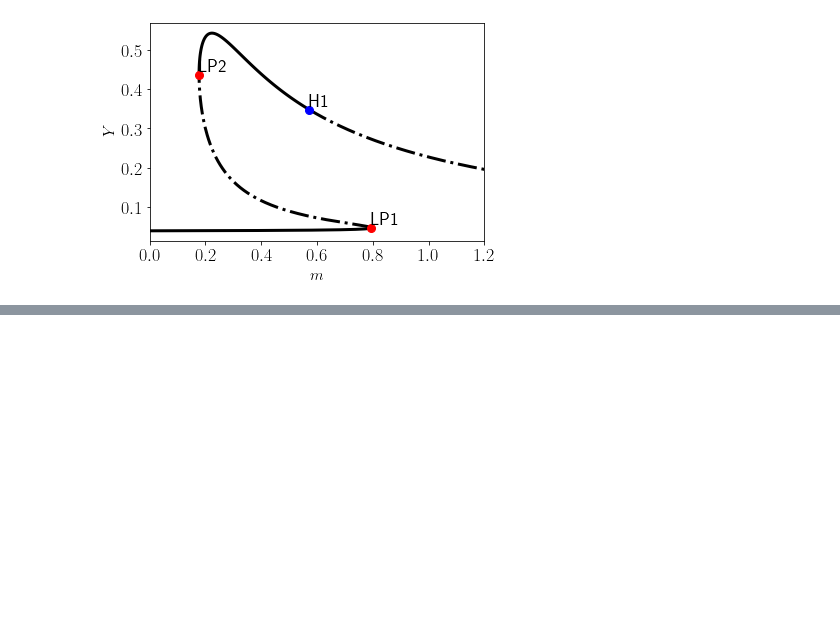
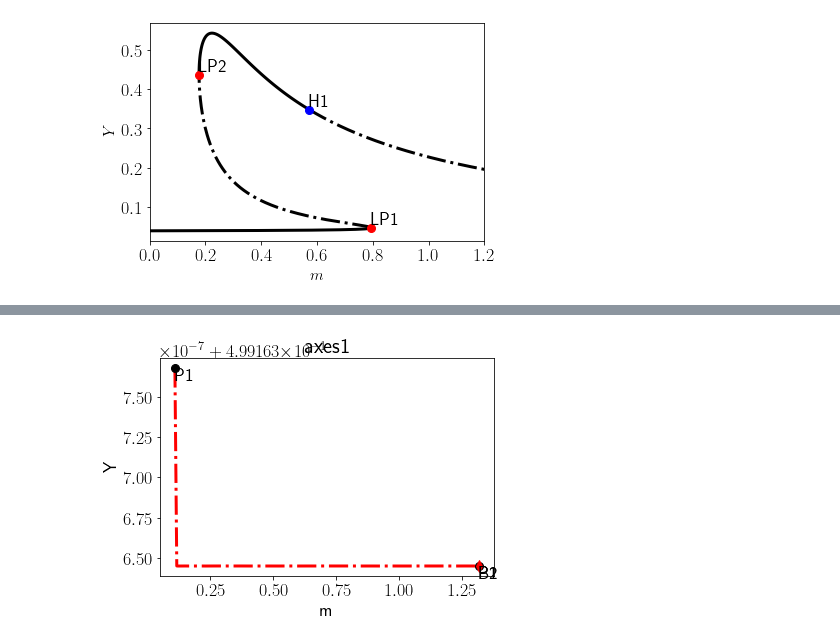
Before and after one commit to ccontrer/20-05SNBifurcationCarryover, a Jupyter notebook: Codes/Application Cell cycle.ipynb, the cells around one changed output, grey strips where cells are left out. Saved outputs shown, nothing was run; the diff lists cells and outputs as text; code cells hidden in the pictures; blank space fills up the shorter version.

```diff
--- a/Codes/Application Cell cycle.ipynb
+++ b/Codes/Application Cell cycle.ipynb
@@ -175,0 +315,4 @@ plt.show()
+# %%
+PC[namefold1].display(('m', 'Y'), stability=True, linewidth=3)
+# %% [output]
+[figure, added]
```
Also changed, not shown: parts of 21 cells of this notebook, 9 other files.
